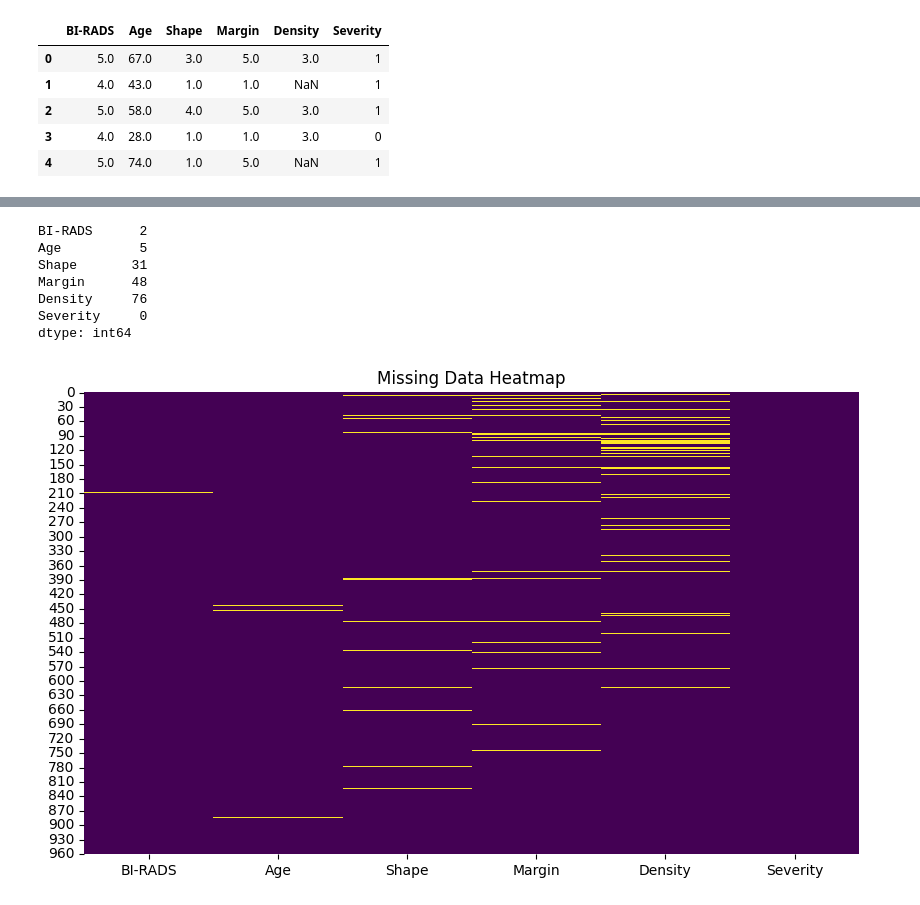
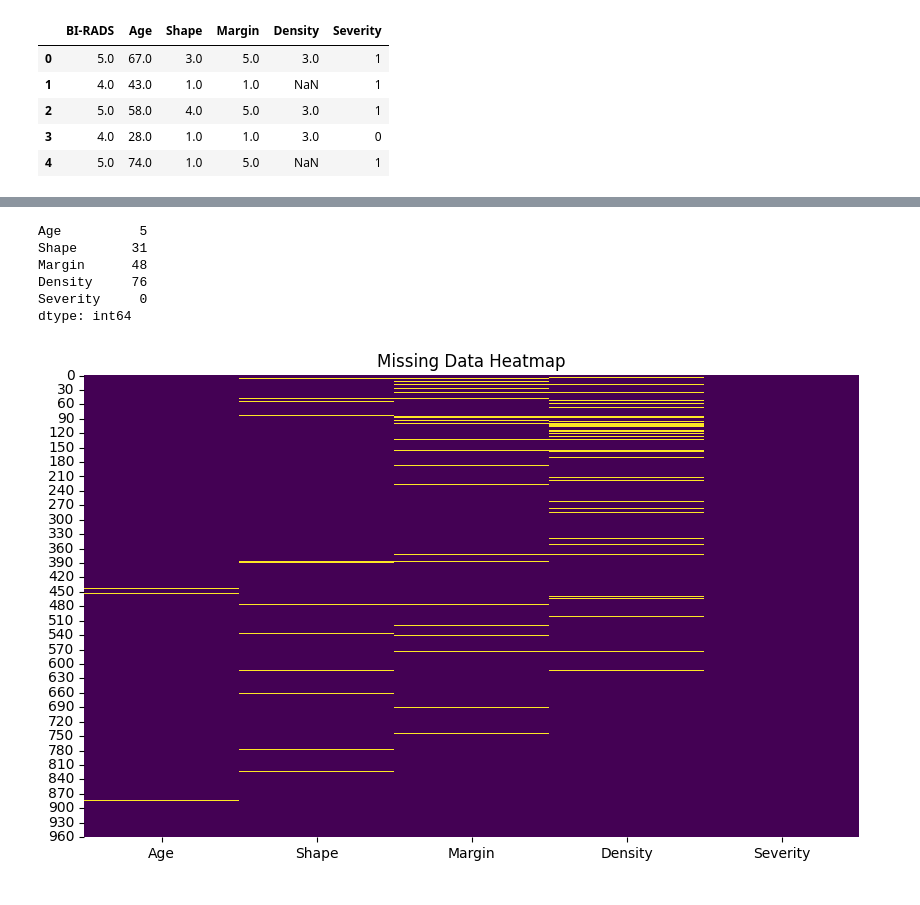
Before and after one commit to ceciliasant/AAproj1, a Jupyter notebook: proj1.ipynb, the cells around one changed output, grey strips where cells are left out. Saved outputs shown, nothing was run; the diff lists cells and outputs as text; code cells hidden in the pictures.

```diff
--- a/proj1.ipynb
+++ b/proj1.ipynb
@@ -60,9 +41,12 @@ sns.pairplot(data=data, hue='Severity')
+# %%
+## Eliminating "BI-RADS" column
+
+df = data.drop('BI-RADS', axis=1)
 # %%
 ## Missing values
 
-data.isnull().sum()
+df.isnull().sum()
 # %% [output]
-BI-RADS      2
 Age          5
 Shape       31
 Margin      48
@@ -72,9 +56,9 @@ dtype: int64
 # %%
 ## Heatmap to visualize missing values
 
 plt.figure(figsize=(10, 6))
-sns.heatmap(data.isnull(), cbar=False, cmap='viridis')
+sns.heatmap(df.isnull(), cbar=False, cmap='viridis')
 plt.title('Missing Data Heatmap')
 plt.show()
 # %% [output]
-[figure, old version]
+[figure, new version]
```
Also changed, not shown: parts of 8 cells of this notebook.
